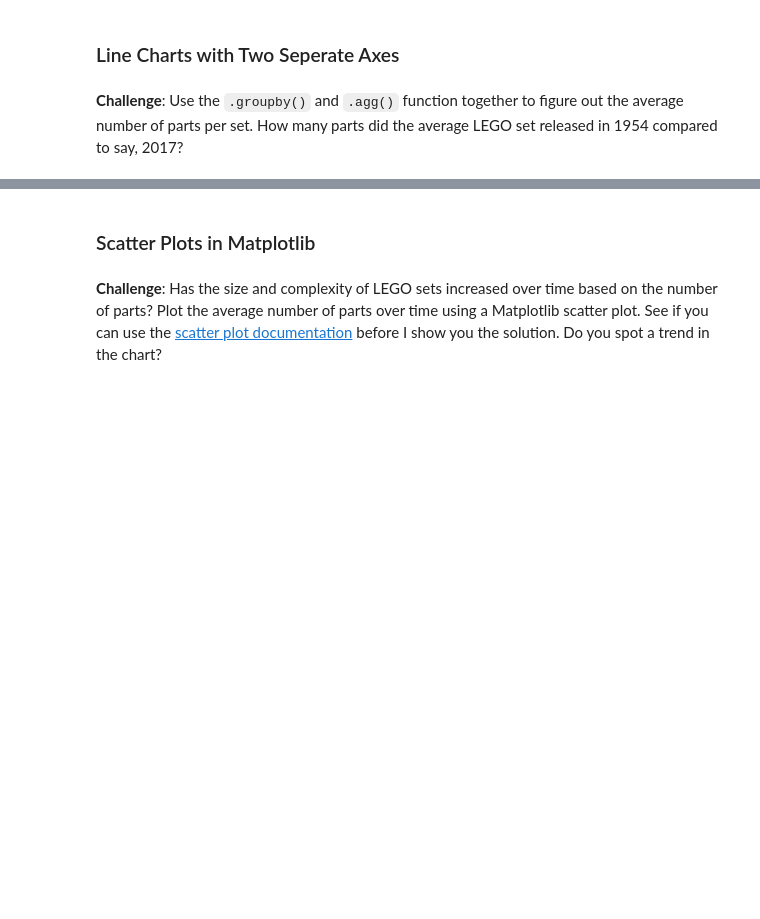
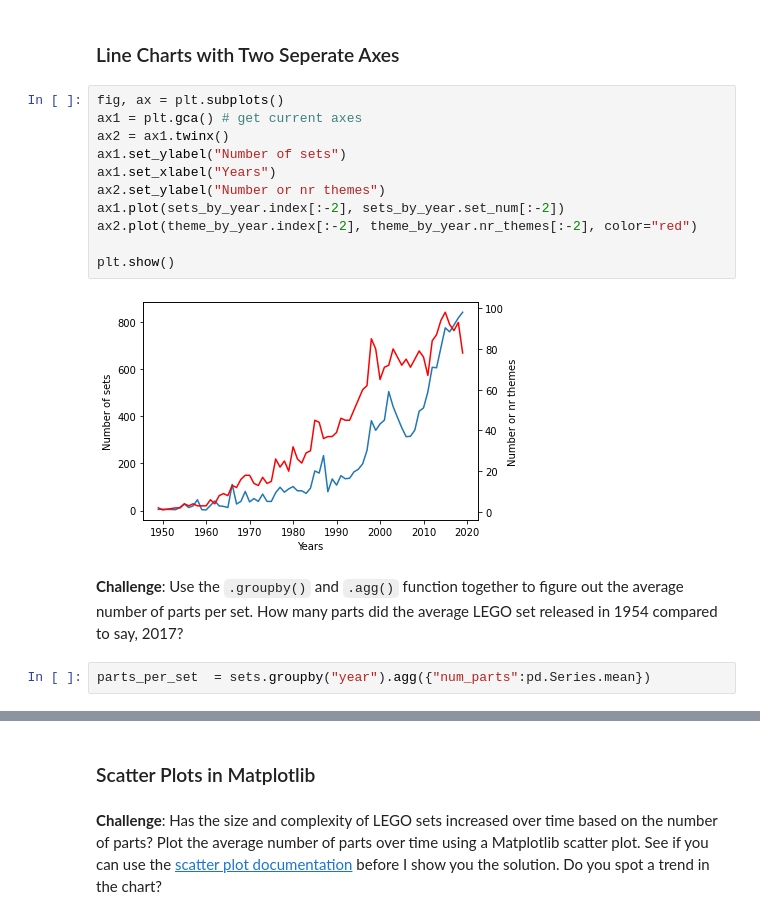
Before and after one commit to jul1998/Pandas-Python, a Jupyter notebook: Lego_Analysis_for_Course_(start).ipynb, the cells around one changed output, grey strips where cells are left out. Cells and saved outputs as stored; diff of their text form; blank space fills up the shorter version.

```diff
--- a/Lego_Analysis_for_Course_(start).ipynb
+++ b/Lego_Analysis_for_Course_(start).ipynb
@@ -169,4 +186,19 @@ Let's work out the number of different themes shipped by year. This means we hav
 # %% [markdown]
 ### Line Charts with Two Seperate Axes
+# %%
+fig, ax = plt.subplots()
+ax1 = plt.gca() # get current axes
+ax2 = ax1.twinx()
+ax1.set_ylabel("Number of sets")
+ax1.set_xlabel("Years")
+ax2.set_ylabel("Number or nr themes")
+ax1.plot(sets_by_year.index[:-2], sets_by_year.set_num[:-2])
+ax2.plot(theme_by_year.index[:-2], theme_by_year.nr_themes[:-2], color="red")
+
+plt.show()
+# %% [output]
+[figure, added]
 # %% [markdown]
 **Challenge**: Use the <code>.groupby()</code> and <code>.agg()</code> function together to figure out the average number of parts per set. How many parts did the average LEGO set released in 1954 compared to say, 2017?
+# %%
+parts_per_set  = sets.groupby("year").agg({"num_parts":pd.Series.mean})
```
Also changed, not shown: parts of 7 cells of this notebook.
